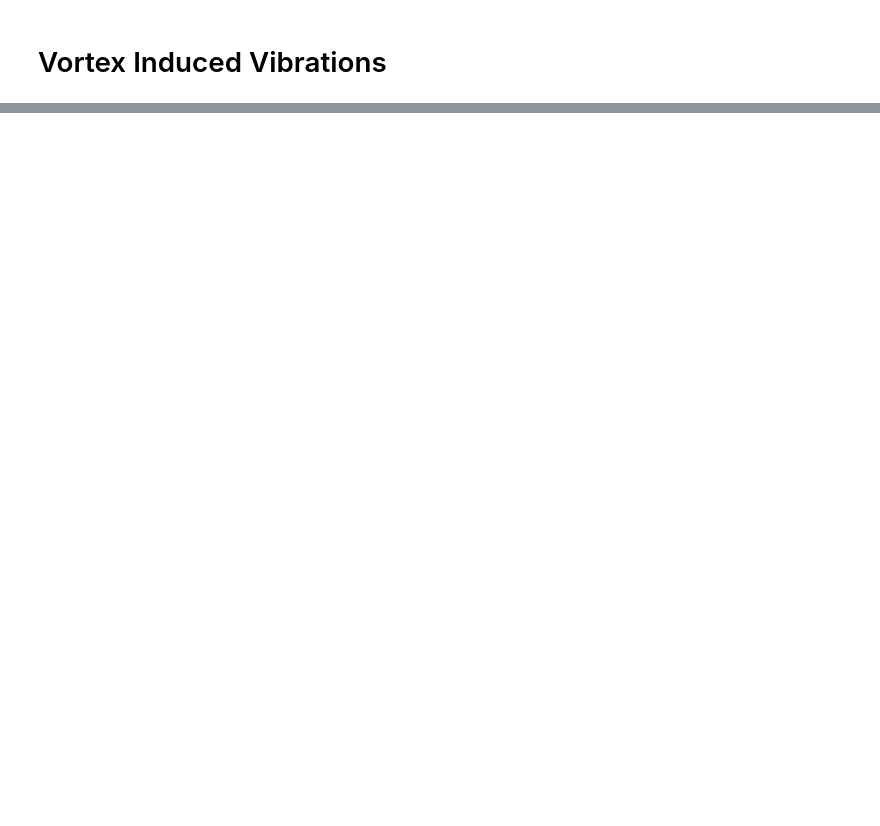
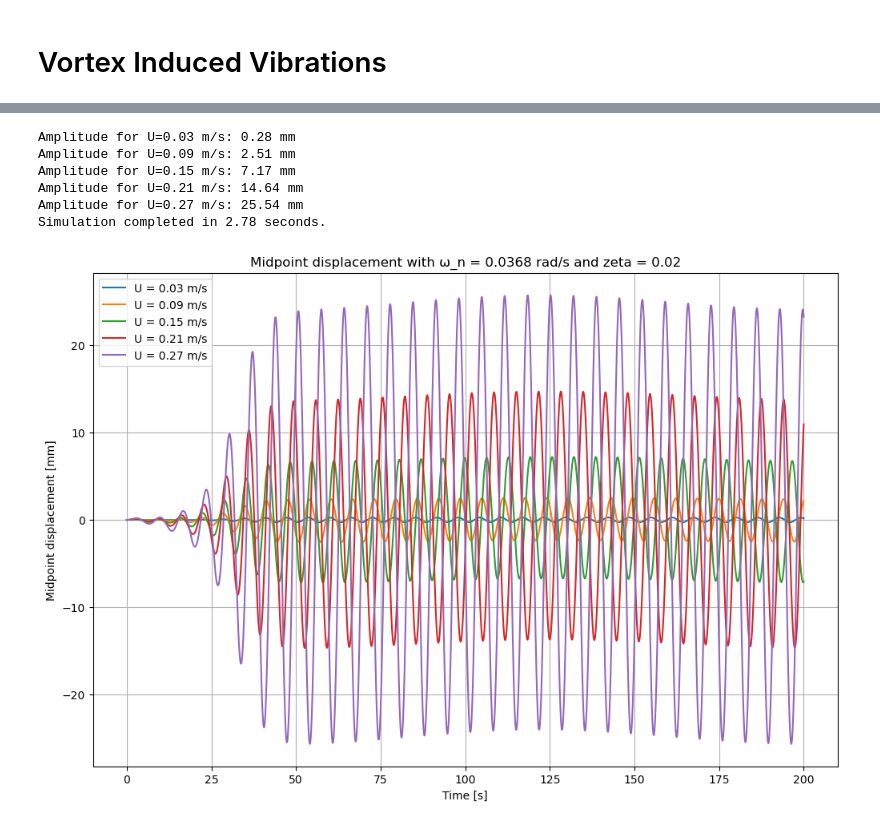
Before and after one commit to JulianEngel1999/FSI_Assignment_2, a Jupyter notebook: VIV.ipynb, the cells around one changed output, grey strips where cells are left out. Saved outputs shown, nothing was run; the diff lists cells and outputs as text; code cells hidden in the pictures; blank space fills up the shorter version.

```diff
--- a/VIV.ipynb
+++ b/VIV.ipynb
@@ -170 +150,30 @@ Solving for U = 0.270
 [figure]
+# %%
+U_range = np.linspace(0.03, 0.27, 5)
+
+plt.figure(figsize=(12,8))
+import time as td
+start_time = td.time()
+
+for U in U_range:
+    time, solution = comp_x(dt, t_end, U)
+    plt.plot(time, 1000* solution[:,2], label=f"U = {U:.2f} m/s")
+    print(f"Amplitude for U={U:.2f} m/s: {compute_amplitude(U)*1000:.2f} mm")
+
+plt.xlabel("Time [s]")
+plt.title(f"Midpoint displacement with \u03C9_n = {omega_n:.4f} rad/s and zeta = {zeta:.2f}")
+plt.ylabel("Midpoint displacement [mm]")
+plt.legend()
+plt.grid()
+
+
+end_time = td.time()
+print(f"Simulation completed in {end_time - start_time:.2f} seconds.")
+# %% [output]
+Amplitude for U=0.03 m/s: 0.28 mm
+Amplitude for U=0.09 m/s: 2.51 mm
+Amplitude for U=0.15 m/s: 7.17 mm
+Amplitude for U=0.21 m/s: 14.64 mm
+Amplitude for U=0.27 m/s: 25.54 mm
+Simulation completed in 2.78 seconds.
+[figure, added]
```
Also changed, not shown: parts of 4 cells of this notebook.
